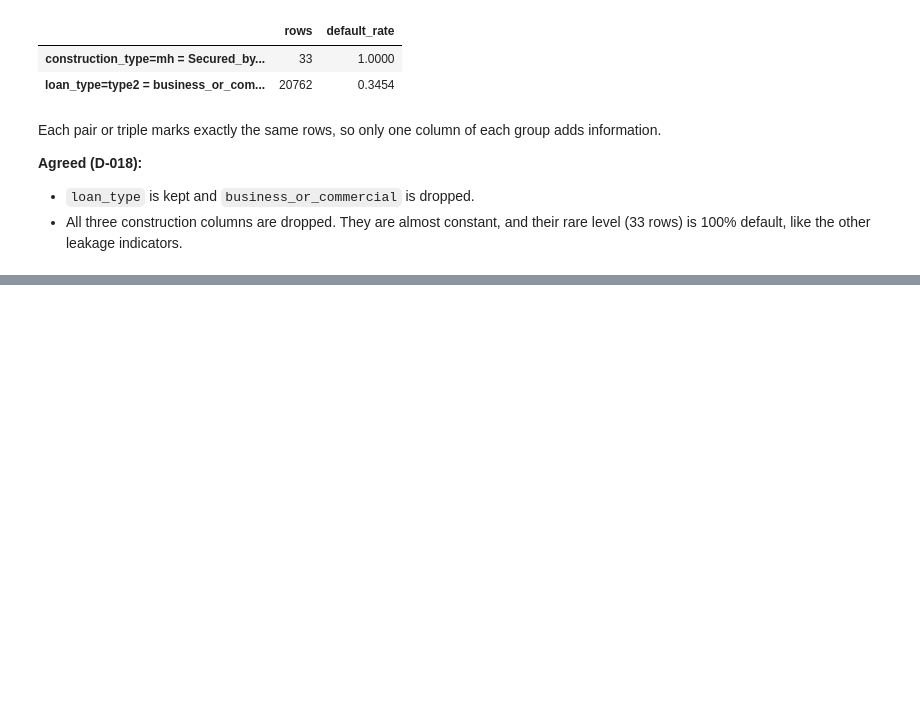
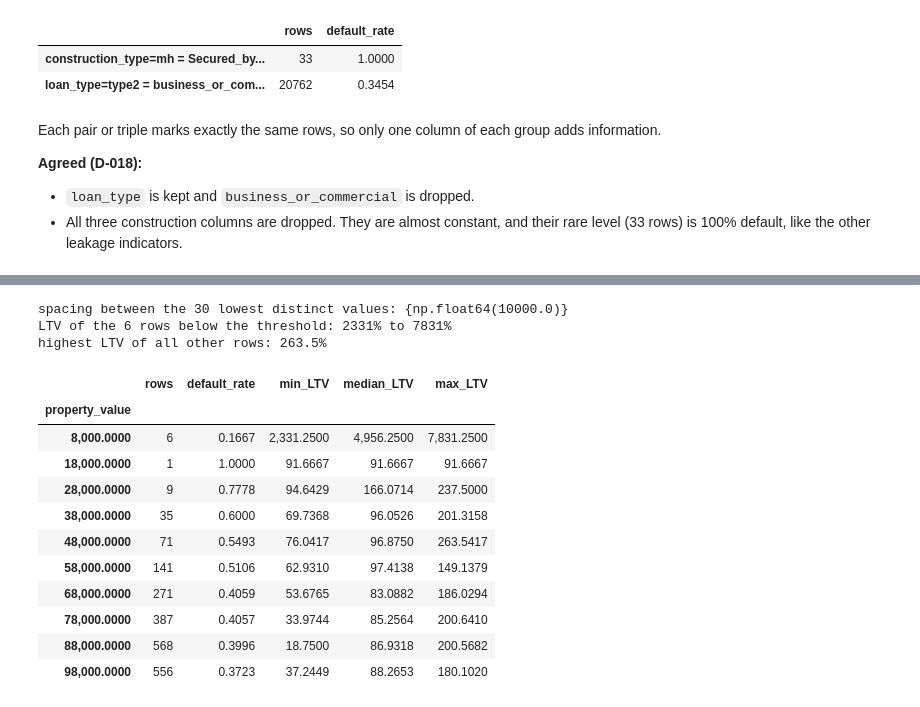
Before and after one commit to brunoreichamorim/credit_pd_model, a Jupyter notebook: notebooks/01_eda.ipynb, the cells around one changed output, grey strips where cells are left out. Drawn from its saved outputs; the diff is of its cells as text; code cells hidden in the pictures; blank space fills up the shorter version.

```diff
--- a/notebooks/01_eda.ipynb
+++ b/notebooks/01_eda.ipynb
@@ -550,0 +556,32 @@ information.
+# %%
+pv = df["property_value"]
+low_pv = df[pv < 100_000].groupby("property_value").agg(
+    rows=(T, "size"), default_rate=(T, "mean"),
+    min_LTV=("LTV", "min"), median_LTV=("LTV", "median"), max_LTV=("LTV", "max"),
+)
+steps = np.diff(np.sort(pv.dropna().unique())[:30])
+raw_ltv = df["LTV"].dropna()
+below = pv < config.PROPERTY_VALUE_MIN_VALID
+print(f"spacing between the 30 lowest distinct values: {set(steps)}")
+print(f"LTV of the {below.sum()} rows below the threshold: {raw_ltv[below].min():.0f}% to {raw_ltv[below].max():.0f}%")
+print(f"highest LTV of all other rows: {raw_ltv[~below].max():.1f}%")
+assert set(steps) == {10_000.0}
+assert below.sum() == 6 and round(raw_ltv[below].min(), 1) == 2331.2
+assert round(raw_ltv[~below].max(), 1) == 263.5 and round(df[config.LTV_CLEAN_COL].max(), 1) == 263.5
+low_pv
+# %% [output]
+spacing between the 30 lowest distinct values: {np.float64(10000.0)}
+LTV of the 6 rows below the threshold: 2331% to 7831%
+highest LTV of all other rows: 263.5%
+|  | rows | default_rate | min_LTV | median_LTV | max_LTV |
+| property_value |  |  |  |  |  |
+| 8,000.0000 | 6 | 0.1667 | 2,331.2500 | 4,956.2500 | 7,831.2500 |
+| 18,000.0000 | 1 | 1.0000 | 91.6667 | 91.6667 | 91.6667 |
+| 28,000.0000 | 9 | 0.7778 | 94.6429 | 166.0714 | 237.5000 |
+| 38,000.0000 | 35 | 0.6000 | 69.7368 | 96.0526 | 201.3158 |
+| 48,000.0000 | 71 | 0.5493 | 76.0417 | 96.8750 | 263.5417 |
+| 58,000.0000 | 141 | 0.5106 | 62.9310 | 97.4138 | 149.1379 |
+| 68,000.0000 | 271 | 0.4059 | 53.6765 | 83.0882 | 186.0294 |
+| 78,000.0000 | 387 | 0.4057 | 33.9744 | 85.2564 | 200.6410 |
+| 88,000.0000 | 568 | 0.3996 | 18.7500 | 86.9318 | 200.5682 |
+| 98,000.0000 | 556 | 0.3723 | 37.2449 | 88.2653 | 180.1020 |
```
Also changed, not shown: parts of 3 cells of this notebook, 1 other file.
